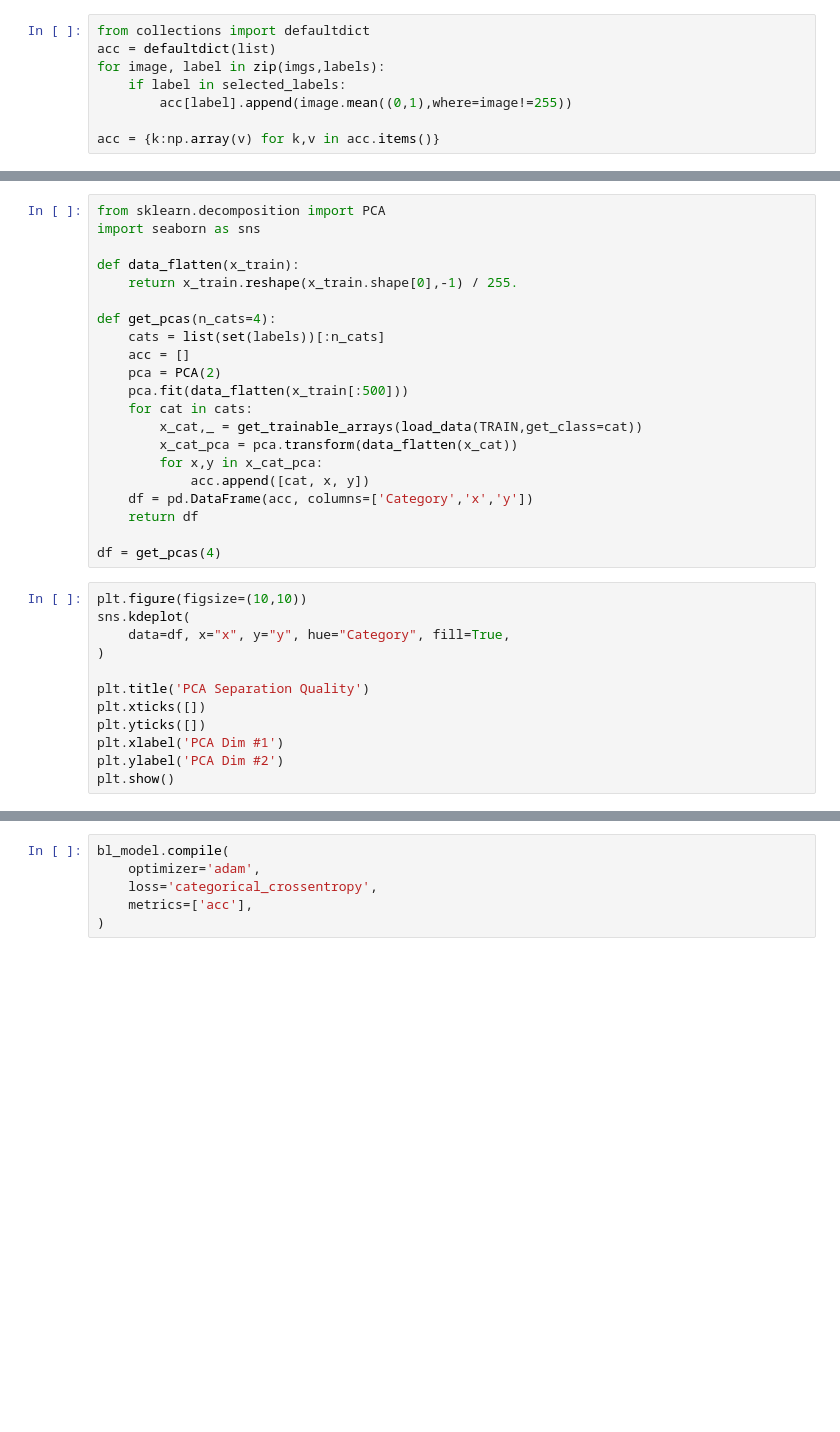
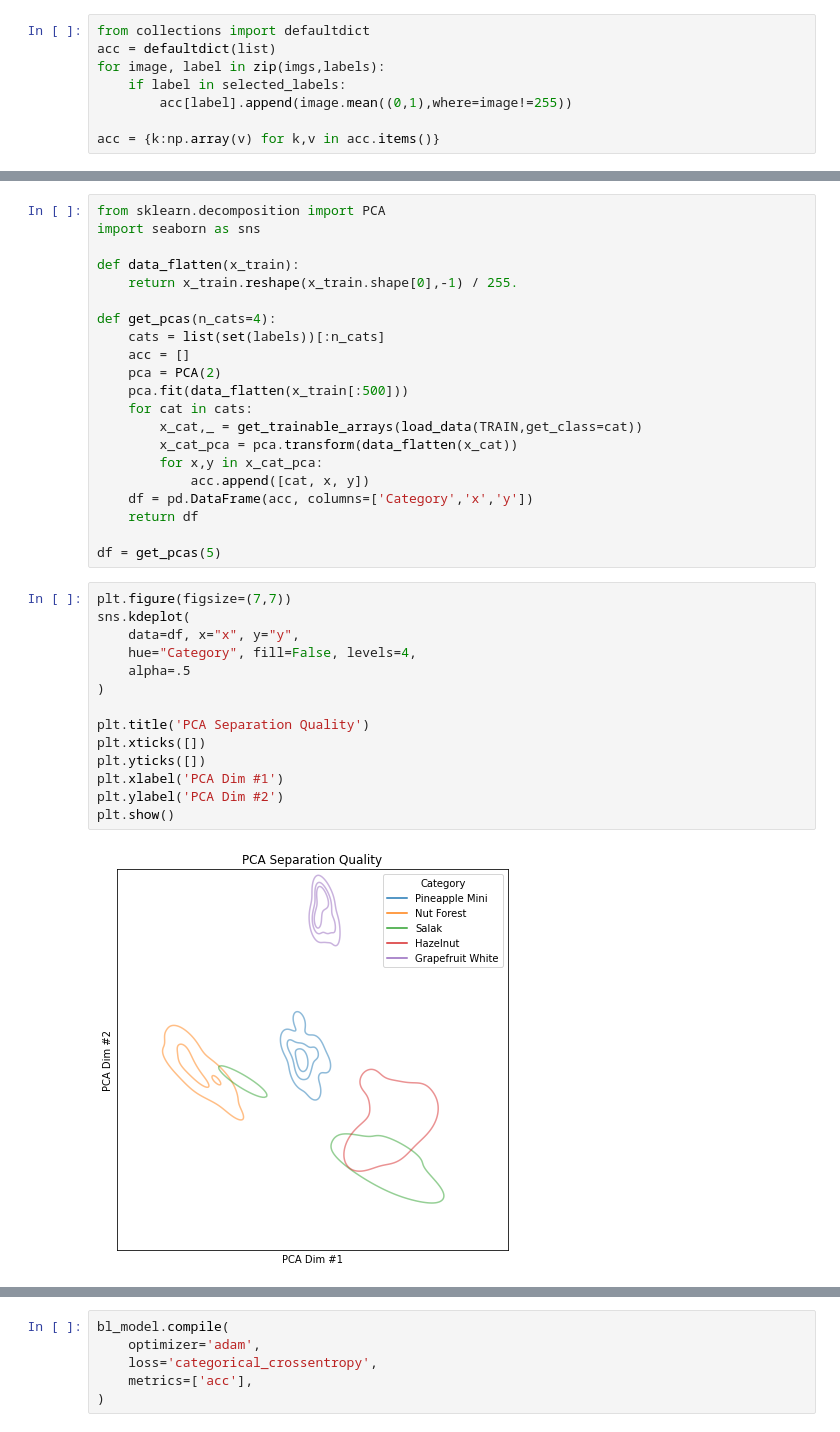
Before and after one commit to tornikeo/kaggle, a Jupyter notebook: fruit-eda.ipynb, the cells around one changed output, grey strips where cells are left out. Drawn from its saved outputs; the diff is of its cells as text; blank space fills up the shorter version.

```diff
--- a/fruit-eda.ipynb
+++ b/fruit-eda.ipynb
@@ -141,17 +179,21 @@ def get_pcas(n_cats=4):
     df = pd.DataFrame(acc, columns=['Category','x','y'])
     return df
 
-df = get_pcas(4)
+df = get_pcas(5)
 # %%
-plt.figure(figsize=(10,10))
+plt.figure(figsize=(7,7))
 sns.kdeplot(
-    data=df, x="x", y="y", hue="Category", fill=True,
+    data=df, x="x", y="y",
+    hue="Category", fill=False, levels=4,
+    alpha=.5
 )
 
 plt.title('PCA Separation Quality')
 plt.xticks([])
 plt.yticks([])
 plt.xlabel('PCA Dim #1')
 plt.ylabel('PCA Dim #2')
 plt.show()
+# %% [output]
+[figure, added]
 # %%
```
Also changed, not shown: parts of 25 cells of this notebook.
